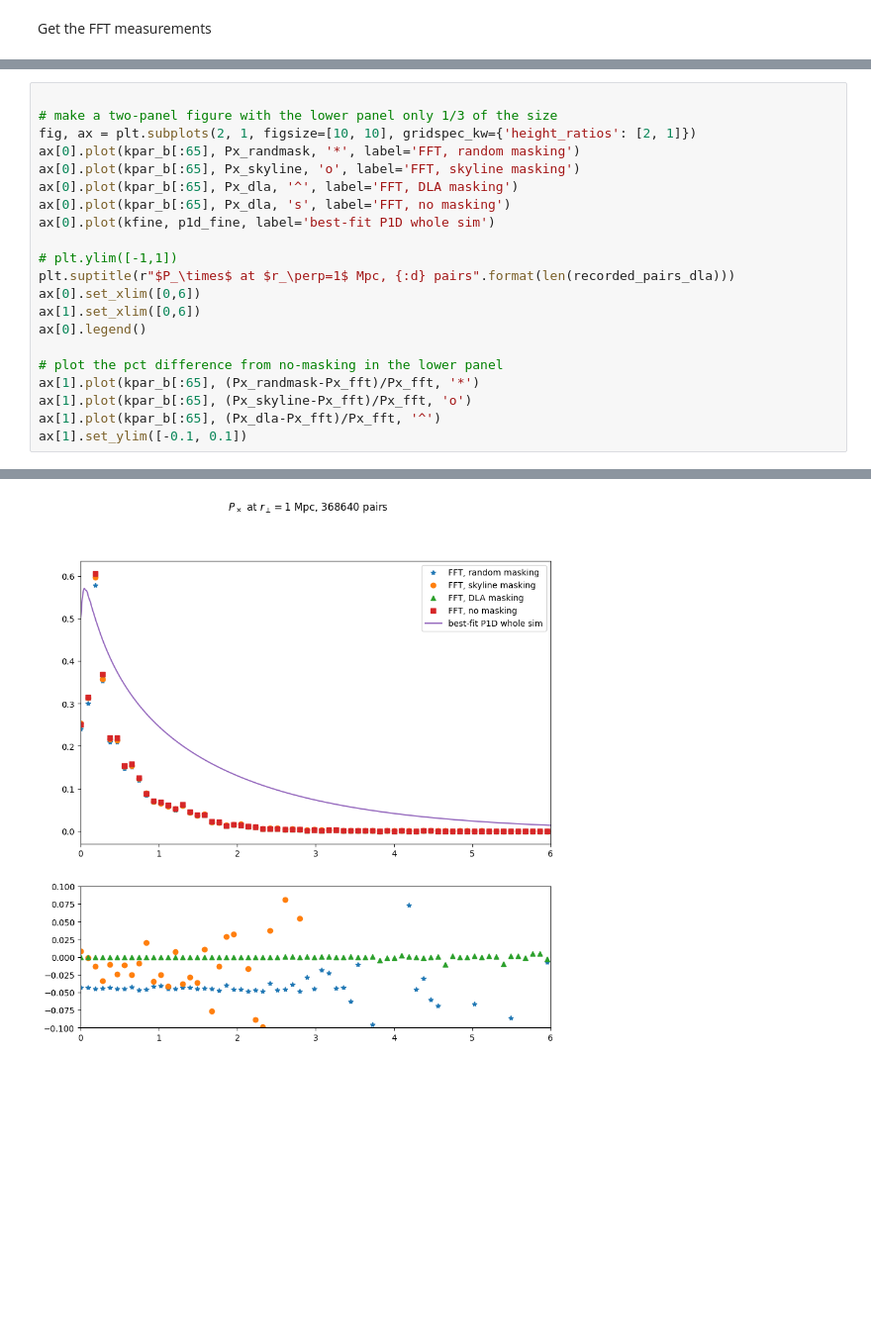
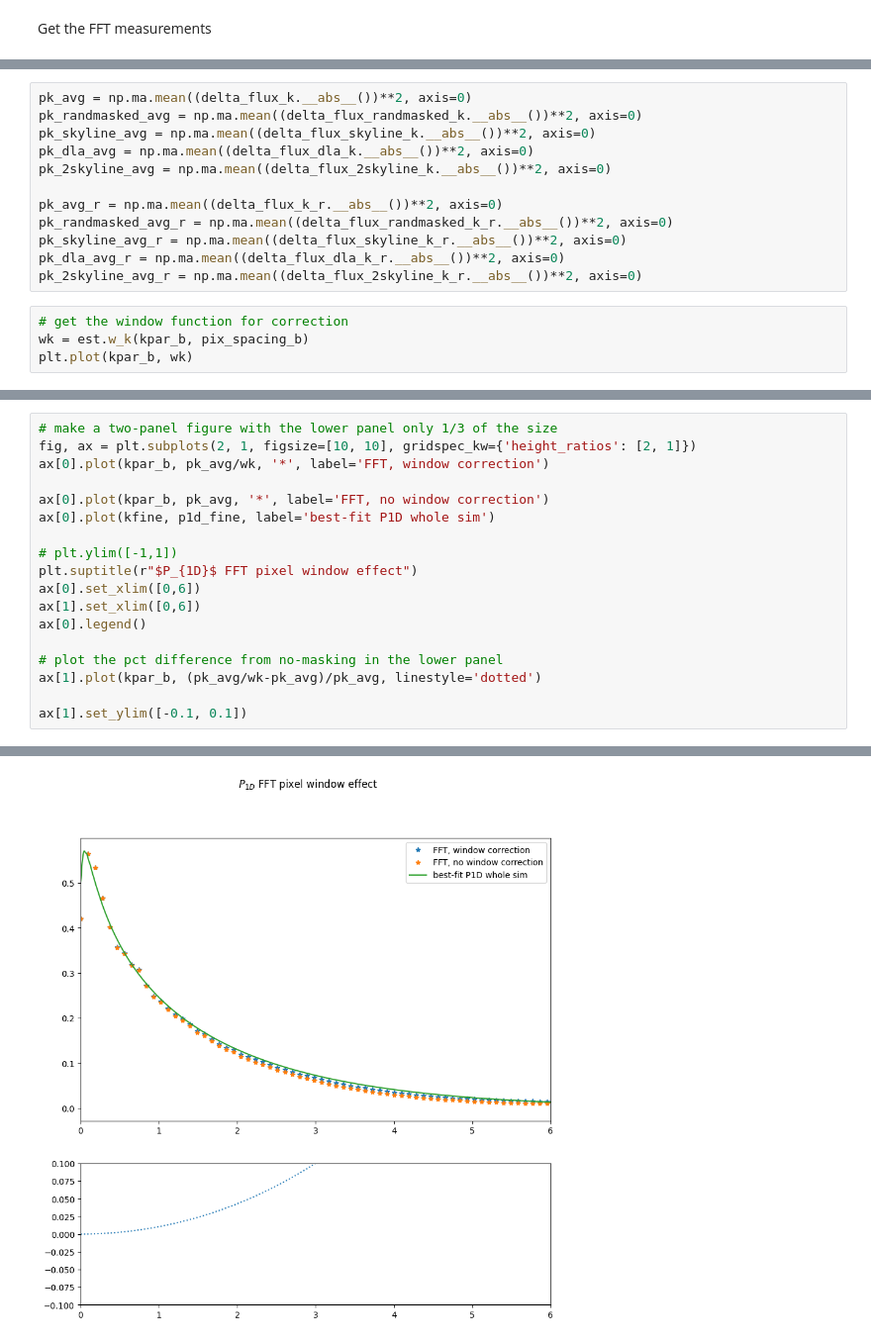
Before and after one commit to marlena6/px-optimal-estimator, a Jupyter notebook: p1d_masking.ipynb, the cells around one changed output, grey strips where cells are left out. Shown at 99% size. Cells and saved outputs as stored; diff of their text form; blank space fills up the shorter version.

```diff
--- a/p1d_masking.ipynb
+++ b/p1d_masking.ipynb
@@ -301,0 +434,16 @@ delta_flux_k.shape
+# %%
+pk_avg = np.ma.mean((delta_flux_k.__abs__())**2, axis=0)
+pk_randmasked_avg = np.ma.mean((delta_flux_randmasked_k.__abs__())**2, axis=0)
+pk_skyline_avg = np.ma.mean((delta_flux_skyline_k.__abs__())**2, axis=0)
+pk_dla_avg = np.ma.mean((delta_flux_dla_k.__abs__())**2, axis=0)
+pk_2skyline_avg = np.ma.mean((delta_flux_2skyline_k.__abs__())**2, axis=0)
+
+pk_avg_r = np.ma.mean((delta_flux_k_r.__abs__())**2, axis=0)
+pk_randmasked_avg_r = np.ma.mean((delta_flux_randmasked_k_r.__abs__())**2, axis=0)
+pk_skyline_avg_r = np.ma.mean((delta_flux_skyline_k_r.__abs__())**2, axis=0)
+pk_dla_avg_r = np.ma.mean((delta_flux_dla_k_r.__abs__())**2, axis=0)
+pk_2skyline_avg_r = np.ma.mean((delta_flux_2skyline_k_r.__abs__())**2, axis=0)
+# %%
+# get the window function for correction
+wk = est.w_k(kpar_b, pix_spacing_b)
+plt.plot(kpar_b, wk)
@@ -302,26 +456,23 @@ delta_flux_k.shape
 # %%
-
 # make a two-panel figure with the lower panel only 1/3 of the size
 fig, ax = plt.subplots(2, 1, figsize=[10, 10], gridspec_kw={'height_ratios': [2, 1]})
-ax[0].plot(kpar_b[:65], Px_randmask, '*', label='FFT, random masking')
-ax[0].plot(kpar_b[:65], Px_skyline, 'o', label='FFT, skyline masking')
-ax[0].plot(kpar_b[:65], Px_dla, '^', label='FFT, DLA masking')
-ax[0].plot(kpar_b[:65], Px_dla, 's', label='FFT, no masking')
+ax[0].plot(kpar_b, pk_avg/wk, '*', label='FFT, window correction')
+
+ax[0].plot(kpar_b, pk_avg, '*', label='FFT, no window correction')
 ax[0].plot(kfine, p1d_fine, label='best-fit P1D whole sim')
 
 # plt.ylim([-1,1])
-plt.suptitle(r"$P_\times$ at $r_\perp=1$ Mpc, {:d} pairs".format(len(recorded_pairs_dla)))
+plt.suptitle(r"$P_{1D}$ FFT pixel window effect")
 ax[0].set_xlim([0,6])
 ax[1].set_xlim([0,6])
 ax[0].legend()
 
 # plot the pct difference from no-masking in the lower panel
-ax[1].plot(kpar_b[:65], (Px_randmask-Px_fft)/Px_fft, '*')
-ax[1].plot(kpar_b[:65], (Px_skyline-Px_fft)/Px_fft, 'o')
-ax[1].plot(kpar_b[:65], (Px_dla-Px_fft)/Px_fft, '^')
+ax[1].plot(kpar_b, (pk_avg/wk-pk_avg)/pk_avg, linestyle='dotted')
+
 ax[1].set_ylim([-0.1, 0.1])
 # %% [output]
 (-0.1, 0.1)
-[figure, old version]
+[figure, new version]
 # %%
 
```
Also changed, not shown: parts of 31 cells of this notebook, 5 other files.
